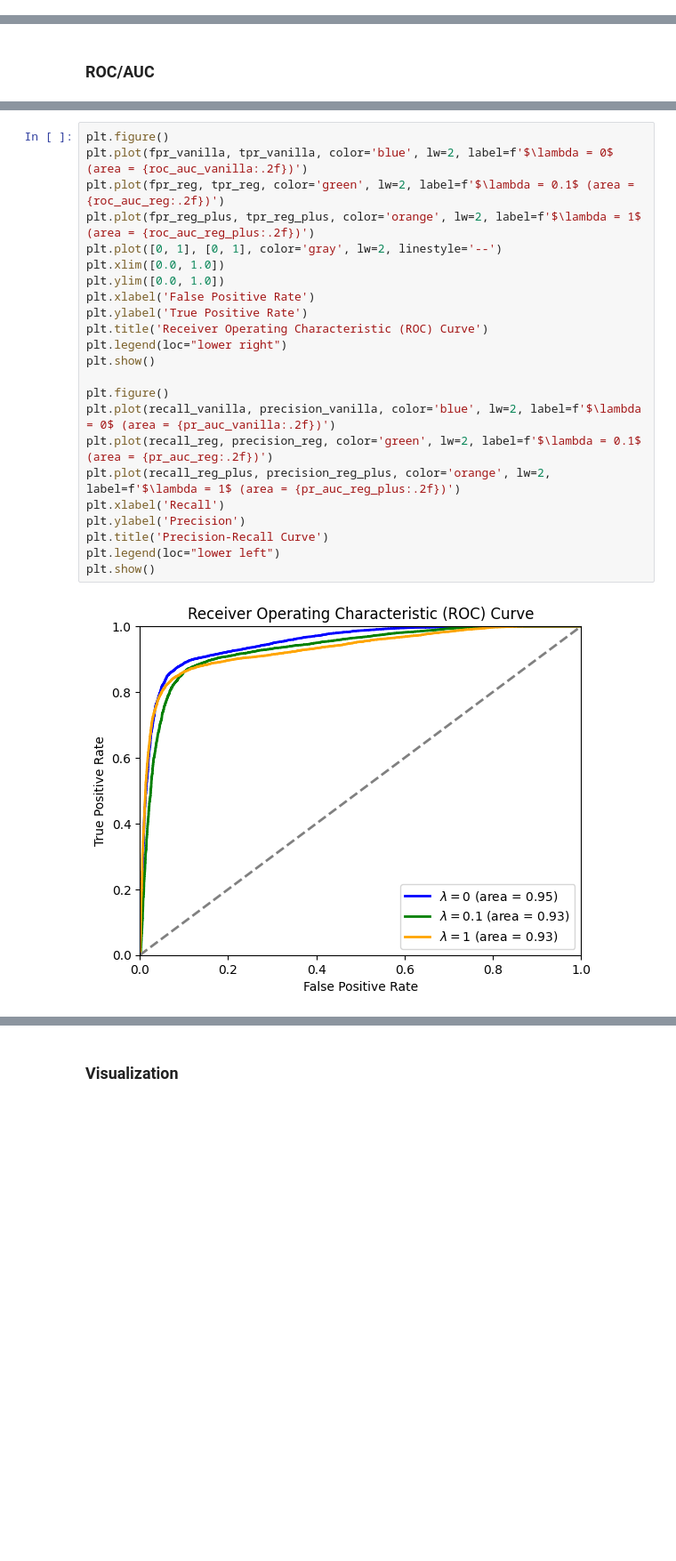
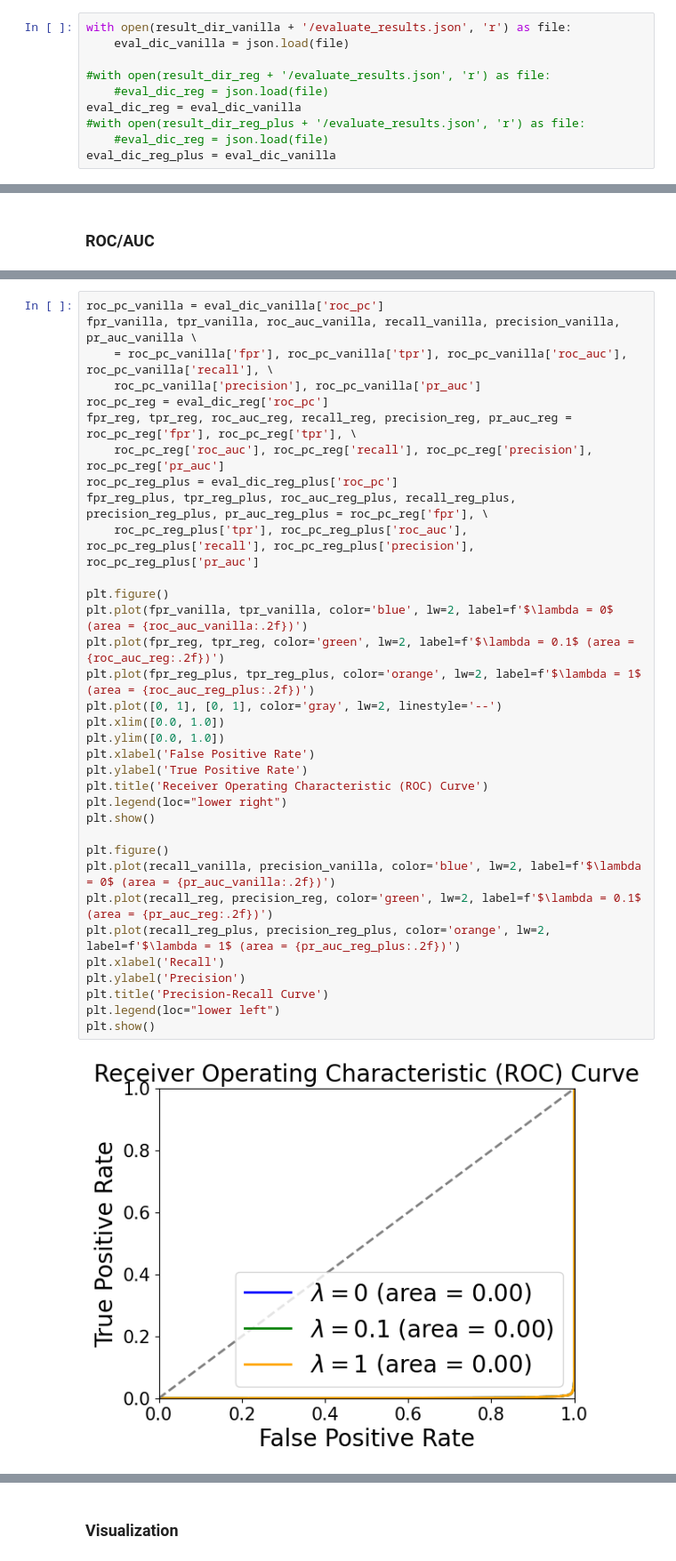
Before and after one commit to rajit906/Symmetry-invariant-Tractable-Generative-Models, a Jupyter notebook: src/evaluate_made.ipynb, the cells around one changed output, grey strips where cells are left out. Shown at 89% size. Drawn from its saved outputs; the diff is of its cells as text; blank space fills up the shorter version.

```diff
--- a/src/evaluate_made.ipynb
+++ b/src/evaluate_made.ipynb
@@ -73,4 +431,14 @@ plt.show()
 # %% [markdown]
 # Sample Quality (KID/FID/Precision/Recall)
+# %%
+with open(result_dir_vanilla + '/evaluate_results.json', 'r') as file:
+    eval_dic_vanilla = json.load(file)
+
+#with open(result_dir_reg + '/evaluate_results.json', 'r') as file:
+    #eval_dic_reg = json.load(file)
+eval_dic_reg = eval_dic_vanilla
+#with open(result_dir_reg_plus + '/evaluate_results.json', 'r') as file:
+    #eval_dic_reg = json.load(file)
+eval_dic_reg_plus = eval_dic_vanilla
 # %% [markdown]
 ### KID
@@ -177,25 +489,36 @@ recall_reg_plus, pr_thresholds_reg_plus, pr_auc_reg_plus, nll_mnist_reg_plus, nl
 # %%
+roc_pc_vanilla = eval_dic_vanilla['roc_pc']
+fpr_vanilla, tpr_vanilla, roc_auc_vanilla, recall_vanilla, precision_vanilla, pr_auc_vanilla \
+    = roc_pc_vanilla['fpr'], roc_pc_vanilla['tpr'], roc_pc_vanilla['roc_auc'], roc_pc_vanilla['recall'], \
+    roc_pc_vanilla['precision'], roc_pc_vanilla['pr_auc']
+roc_pc_reg = eval_dic_reg['roc_pc']
+fpr_reg, tpr_reg, roc_auc_reg, recall_reg, precision_reg, pr_auc_reg = roc_pc_reg['fpr'], roc_pc_reg['tpr'], \
+    roc_pc_reg['roc_auc'], roc_pc_reg['recall'], roc_pc_reg['precision'], roc_pc_reg['pr_auc']
+roc_pc_reg_plus = eval_dic_reg_plus['roc_pc']
+fpr_reg_plus, tpr_reg_plus, roc_auc_reg_plus, recall_reg_plus, precision_reg_plus, pr_auc_reg_plus = roc_pc_reg['fpr'], \
+    roc_pc_reg_plus['tpr'], roc_pc_reg_plus['roc_auc'], roc_pc_reg_plus['recall'], roc_pc_reg_plus['precision'], roc_pc_reg_plus['pr_auc']
+
 plt.figure()
 plt.plot(fpr_vanilla, tpr_vanilla, color='blue', lw=2, label=f'$\lambda = 0$ (area = {roc_auc_vanilla:.2f})')
 plt.plot(fpr_reg, tpr_reg, color='green', lw=2, label=f'$\lambda = 0.1$ (area = {roc_auc_reg:.2f})')
 plt.plot(fpr_reg_plus, tpr_reg_plus, color='orange', lw=2, label=f'$\lambda = 1$ (area = {roc_auc_reg_plus:.2f})')
 plt.plot([0, 1], [0, 1], color='gray', lw=2, linestyle='--')
 plt.xlim([0.0, 1.0])
 plt.ylim([0.0, 1.0])
 plt.xlabel('False Positive Rate')
 plt.ylabel('True Positive Rate')
 plt.title('Receiver Operating Characteristic (ROC) Curve')
 plt.legend(loc="lower right")
 plt.show()
 
 plt.figure()
 plt.plot(recall_vanilla, precision_vanilla, color='blue', lw=2, label=f'$\lambda = 0$ (area = {pr_auc_vanilla:.2f})')
 plt.plot(recall_reg, precision_reg, color='green', lw=2, label=f'$\lambda = 0.1$ (area = {pr_auc_reg:.2f})')
 plt.plot(recall_reg_plus, precision_reg_plus, color='orange', lw=2, label=f'$\lambda = 1$ (area = {pr_auc_reg_plus:.2f})')
 plt.xlabel('Recall')
 plt.ylabel('Precision')
 plt.title('Precision-Recall Curve')
 plt.legend(loc="lower left")
 plt.show()
 # %% [output]
-[figure, old version]
+[figure, new version]
```
Also changed, not shown: parts of 33 cells of this notebook, 8 other files.
